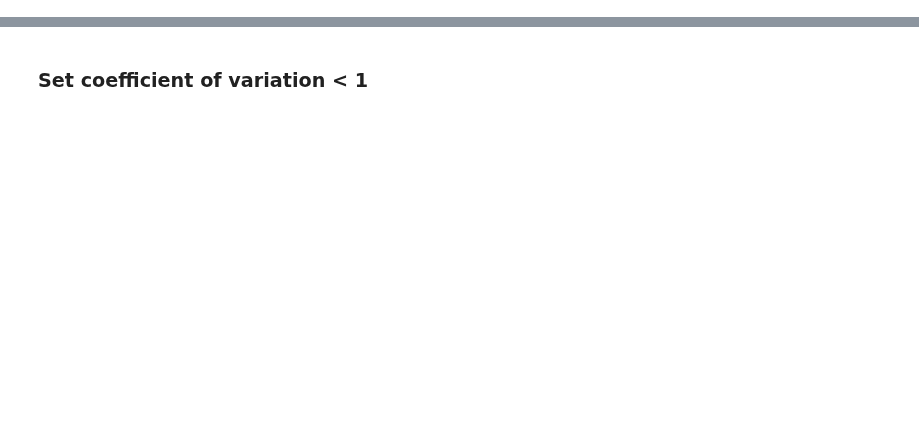
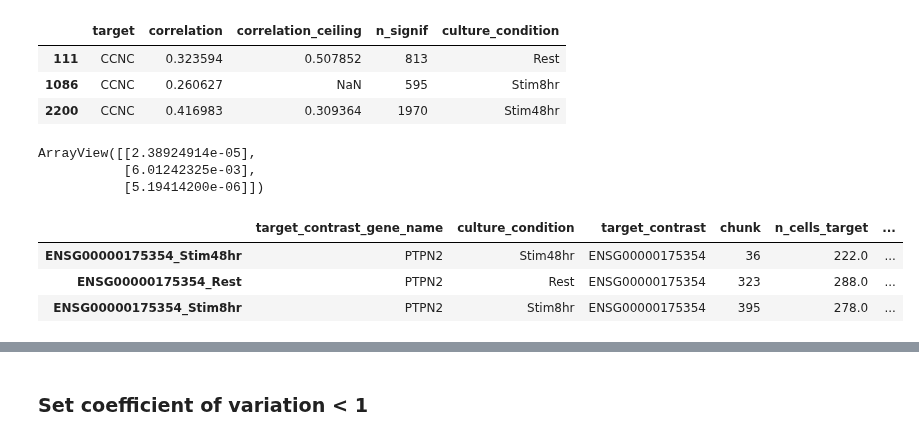
Before and after one commit to emdann/GWT_perturbseq_analysis_2025, a Jupyter notebook: src/3_DE_analysis/followup_regulator_choice.ipynb, the cells around one changed output, grey strips where cells are left out. Drawn from its saved outputs; the diff is of its cells as text; code cells hidden in the pictures; blank space fills up the shorter version.

```diff
--- a/src/3_DE_analysis/followup_regulator_choice.ipynb
+++ b/src/3_DE_analysis/followup_regulator_choice.ipynb
@@ -21,3 +21,23 @@ de_donor_robustness = ad.read_h5ad(datadir + '/CD4i_final/CD4i_final.Stim8hr.DE_
+# %%
+de_by_guide[de_by_guide['target']=='CCNC']
+# %% [output]
+|  | target | correlation | correlation_ceiling | n_signif | culture_condition |
+| 111 | CCNC | 0.323594 | 0.507852 | 813 | Rest |
+| 1086 | CCNC | 0.260627 | NaN | 595 | Stim8hr |
+| 2200 | CCNC | 0.416983 | 0.309364 | 1970 | Stim48hr |
+# %%
+adata_de[adata_de.obs.target_contrast_gene_name=='CCNC', adata_de.var.gene_name=='IL22'].layers['adj_p_value']
+# %% [output]
+ArrayView([[2.38924914e-05],
+           [6.01242325e-03],
+           [5.19414200e-06]])
+# %%
+adata_de[adata_de.obs.target_contrast_gene_name=='', adata_de.var.gene_name=='IFNG'].obs
+# %% [output]
+|  | target_contrast_gene_name | culture_condition | target_contrast | chunk | n_cells_target | ... |
+| ENSG00000175354_Stim48hr | PTPN2 | Stim48hr | ENSG00000175354 | 36 | 222.0 | ... |
+| ENSG00000175354_Rest | PTPN2 | Rest | ENSG00000175354 | 323 | 288.0 | ... |
+| ENSG00000175354_Stim8hr | PTPN2 | Stim8hr | ENSG00000175354 | 395 | 278.0 | ... |
 # %%
 de_donor_robustness.layers['zscore'] = de_donor_robustness.layers['log_fc'] / de_donor_robustness.layers['lfcSE']
 de_donor_robustness.layers['zscore'][np.where(de_donor_robustness.layers['zscore'] > 50)] = 50
```
Also changed, not shown: parts of 7 cells of this notebook, 5 other files.
